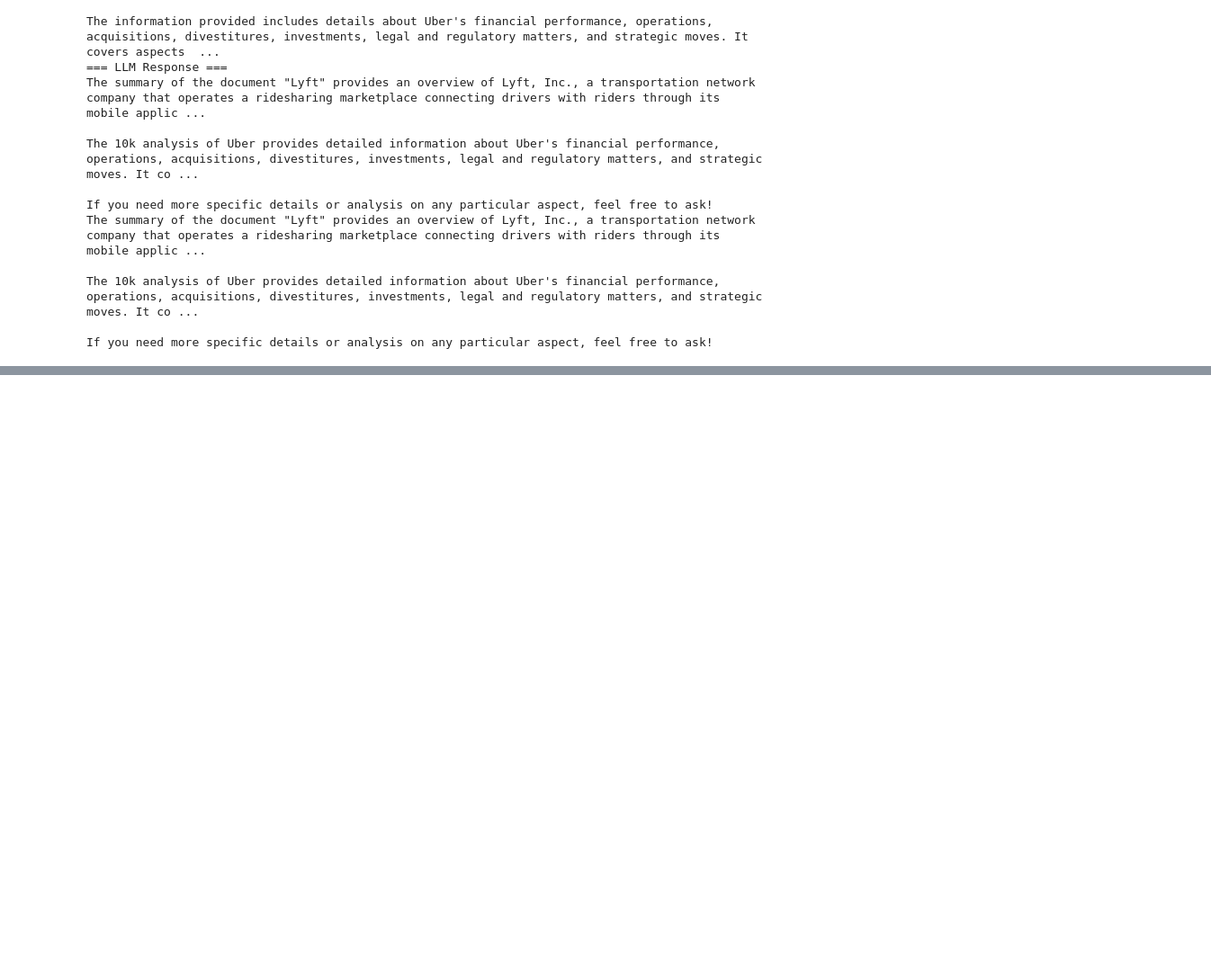
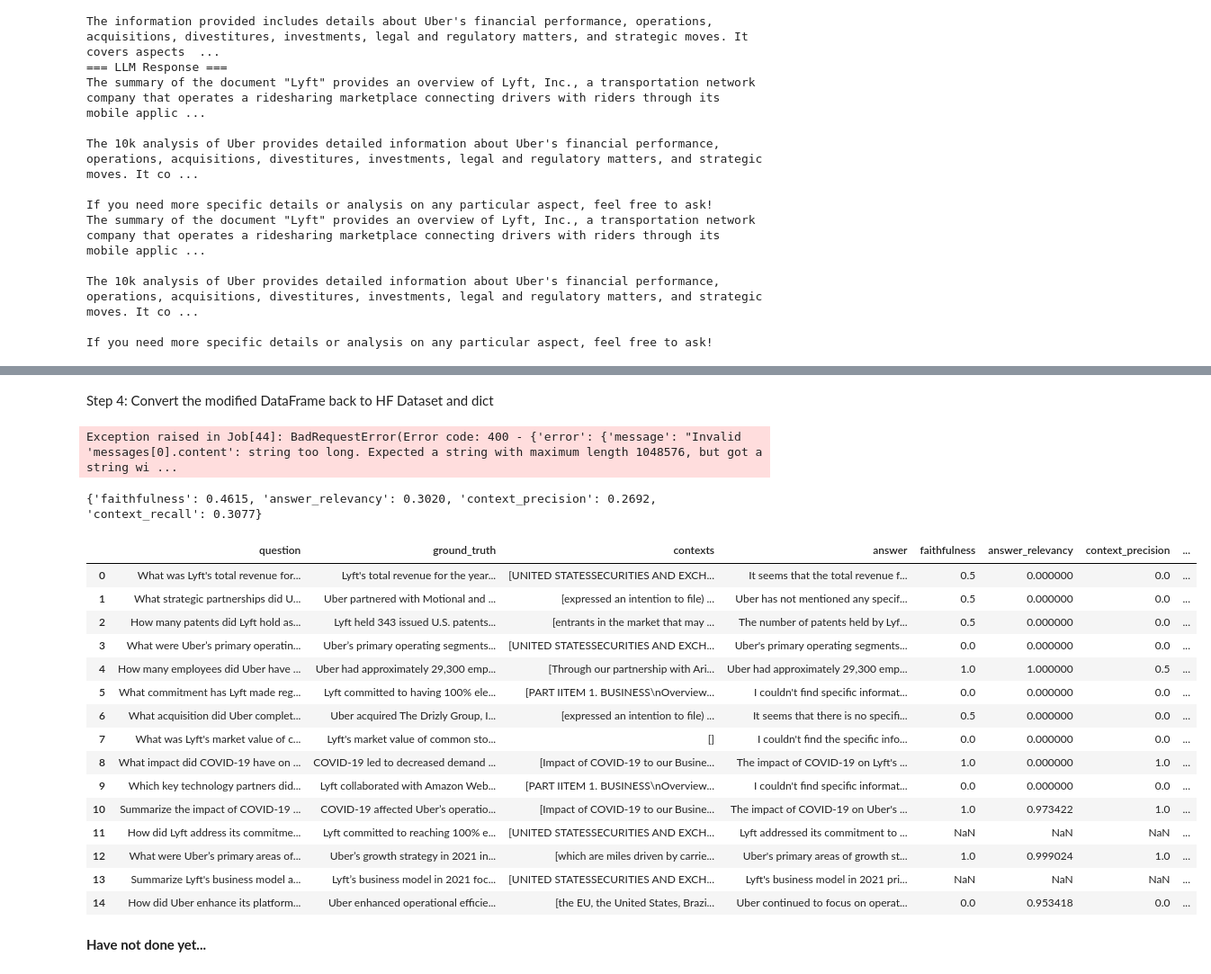
Before and after one commit to NS027/CS7980_Capstone_RBCMuseum, a Jupyter notebook: model/llama_index_model.ipynb, the cells around one changed output, grey strips where cells are left out. Shown: that part at 90% size. Saved outputs shown, nothing was run; the diff lists cells and outputs as text; code cells hidden in the pictures; blank space fills up the shorter version.

```diff
--- a/model/llama_index_model.ipynb
+++ b/model/llama_index_model.ipynb
@@ -260,0 +576,11 @@ If you need more specific details or analysis on any particular aspect, feel fre
+# %%
+# List to hold the contexts for each response
+contexts = []
+
+# Iterate over each response in the responses
+for response in responses:
+    # Extract the text from each source_node (context that was fed to the LLM)
+    context_for_response = [node.node.text for node in response.source_nodes]
+
+    # Append the context (a list of text) for this response
+    contexts.append(context_for_response)
@@ -260,0 +596,6 @@ If you need more specific details or analysis on any particular aspect, feel fre
+# %%
+# Extract and convert the context (text from source_nodes) to strings
+extracted_context_as_strings = [
+    [str(node.node.text) for node in response.source_nodes]  # Convert each source_node's text to a string
+    for response in responses  # Iterate over each response
+]
@@ -260,0 +649,4 @@ If you need more specific details or analysis on any particular aspect, feel fre
+# %%
+testset = Dataset.from_pandas(df)
+ds_dict = testset.to_dict()
+hf_dataset_with_respones = Dataset.from_dict(ds_dict)
@@ -260,0 +661,49 @@ If you need more specific details or analysis on any particular aspect, feel fre
+# %% [markdown]
+Step 4: Convert the modified DataFrame back to HF Dataset and dict
+# %%
+from ragas.metrics import (
+    faithfulness,
+    answer_relevancy,
+    context_precision,
+    context_recall,
+)
+from ragas import evaluate
+
+
+# Initialize evaluator LLM
+evaluator_llm = OpenAI(model="gpt-3.5-turbo")
+
+# Define the metrics for evaluation
+metrics = [faithfulness, answer_relevancy, context_precision, context_recall]
+
+result = evaluate(
+    metrics=metrics,
+    dataset=hf_dataset_with_respones,
+)
+# %% [output]
+Exception raised in Job[44]: BadRequestError(Error code: 400 - {'error': {'message': "Invalid 'messages[0].content': string too long. Expected a string with maximum length 1048576, but got a string wi ...
+# %%
+print(result)
+# %% [output]
+{'faithfulness': 0.4615, 'answer_relevancy': 0.3020, 'context_precision': 0.2692, 'context_recall': 0.3077}
+# %%
+result.to_pandas()
+# %% [output]
+|  | question | ground_truth | contexts | answer | faithfulness | answer_relevancy | context_precision | ... |
+| 0 | What was Lyft's total revenue for... | Lyft's total revenue for the year... | [UNITED STATESSECURITIES AND EXCH... | It seems that the total revenue f... | 0.5 | 0.000000 | 0.0 | ... |
+| 1 | What strategic partnerships did U... | Uber partnered with Motional and ... | [expressed an intention to file) ... | Uber has not mentioned any specif... | 0.5 | 0.000000 | 0.0 | ... |
+| 2 | How many patents did Lyft hold as... | Lyft held 343 issued U.S. patents... | [entrants in the market that may ... | The number of patents held by Lyf... | 0.5 | 0.000000 | 0.0 | ... |
+| 3 | What were Uber’s primary operatin... | Uber’s primary operating segments... | [UNITED STATESSECURITIES AND EXCH... | Uber's primary operating segments... | 0.0 | 0.000000 | 0.0 | ... |
+| 4 | How many employees did Uber have ... | Uber had approximately 29,300 emp... | [Through our partnership with Ari... | Uber had approximately 29,300 emp... | 1.0 | 1.000000 | 0.5 | ... |
+| 5 | What commitment has Lyft made reg... | Lyft committed to having 100% ele... | [PART IITEM 1. BUSINESS\nOverview... | I couldn't find specific informat... | 0.0 | 0.000000 | 0.0 | ... |
+| 6 | What acquisition did Uber complet... | Uber acquired The Drizly Group, I... | [expressed an intention to file) ... | It seems that there is no specifi... | 0.5 | 0.000000 | 0.0 | ... |
+| 7 | What was Lyft's market value of c... | Lyft's market value of common sto... | [] | I couldn't find the specific info... | 0.0 | 0.000000 | 0.0 | ... |
+| 8 | What impact did COVID-19 have on ... | COVID-19 led to decreased demand ... | [Impact of COVID-19 to our Busine... | The impact of COVID-19 on Lyft's ... | 1.0 | 0.000000 | 1.0 | ... |
+| 9 | Which key technology partners did... | Lyft collaborated with Amazon Web... | [PART IITEM 1. BUSINESS\nOverview... | I couldn't find specific informat... | 0.0 | 0.000000 | 0.0 | ... |
+| 10 | Summarize the impact of COVID-19 ... | COVID-19 affected Uber’s operatio... | [Impact of COVID-19 to our Busine... | The impact of COVID-19 on Uber's ... | 1.0 | 0.973422 | 1.0 | ... |
+| 11 | How did Lyft address its commitme... | Lyft committed to reaching 100% e... | [UNITED STATESSECURITIES AND EXCH... | Lyft addressed its commitment to ... | NaN | NaN | NaN | ... |
+| 12 | What were Uber’s primary areas of... | Uber’s growth strategy in 2021 in... | [which are miles driven by carrie... | Uber's primary areas of growth st... | 1.0 | 0.999024 | 1.0 | ... |
+| 13 | Summarize Lyft's business model a... | Lyft’s business model in 2021 foc... | [UNITED STATESSECURITIES AND EXCH... | Lyft's business model in 2021 pri... | NaN | NaN | NaN | ... |
+| 14 | How did Uber enhance its platform... | Uber enhanced operational efficie... | [the EU, the United States, Brazi... | Uber continued to focus on operat... | 0.0 | 0.953418 | 0.0 | ... |
+# %% [markdown]
+**Have not done yet...**
```
Also changed, not shown: parts of 52 cells of this notebook, 5 other files.
